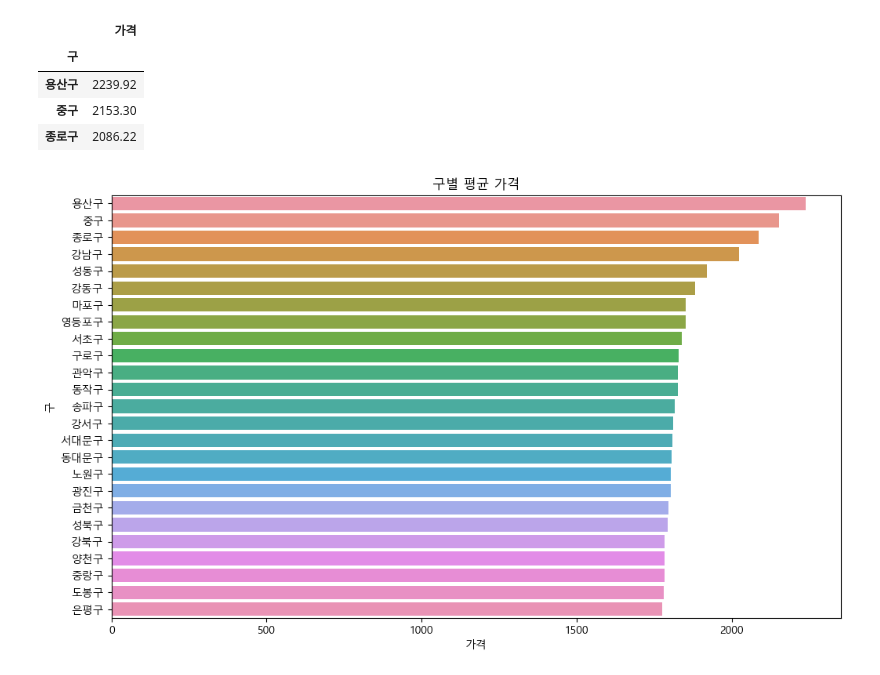
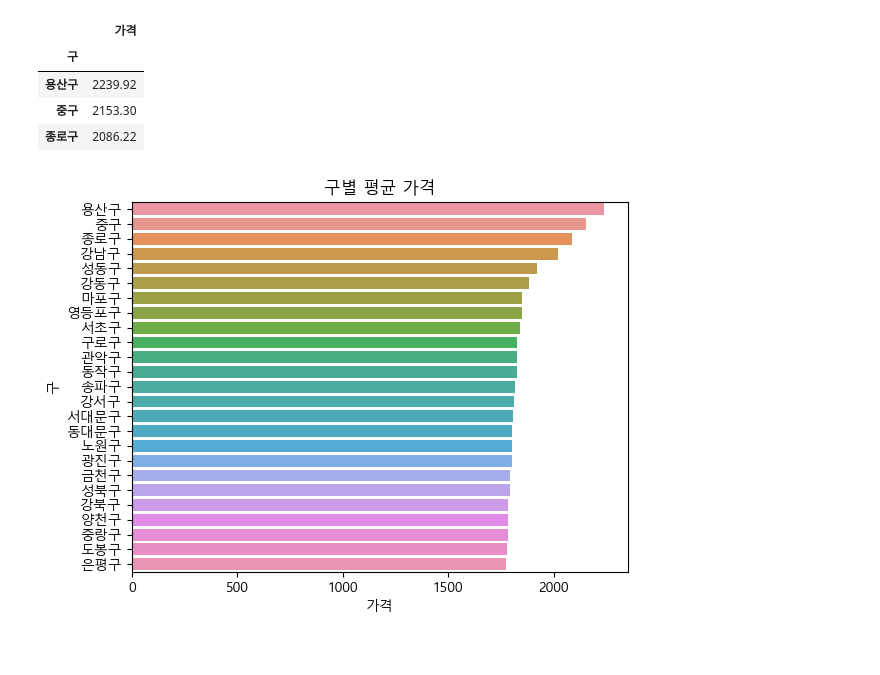
Before and after one commit to younkeamsung/DataAnalysis-2023.09, a Jupyter notebook: 05.Crawling/15.Opinet.ipynb, the cells around one changed output. Saved outputs shown, nothing was run; the diff lists cells and outputs as text; code cells hidden in the pictures.

```diff
--- a/05.Crawling/15.Opinet.ipynb
+++ b/05.Crawling/15.Opinet.ipynb
@@ -276,9 +243,7 @@ df_gu_mean.round(2).head(3)
 | 중구 | 2153.30 |
 | 종로구 | 2086.22 |
 # %%
-plt.figure(figsize=(12,7))
-sns.barplot(data=df_gu_mean, y=df_gu_mean.index, x='가격')
-plt.title('구별 평균 가격')
-plt.show()
+sns.barplot(y=df_gu_mean.index, x=df_gu_mean.가격)
+plt.title('구별 평균 가격');
 # %% [output]
-[figure, old version]
+[figure, new version]
```
Also changed, not shown: parts of 9 cells of this notebook.
